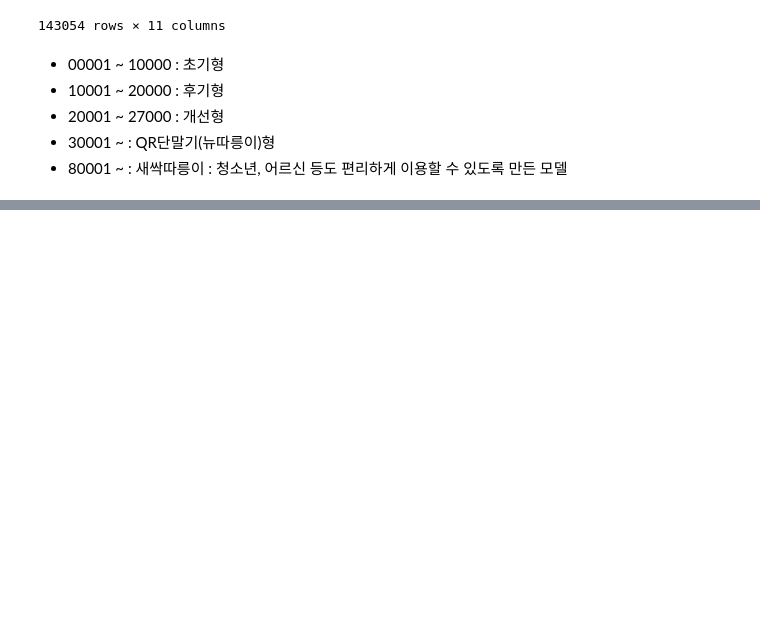
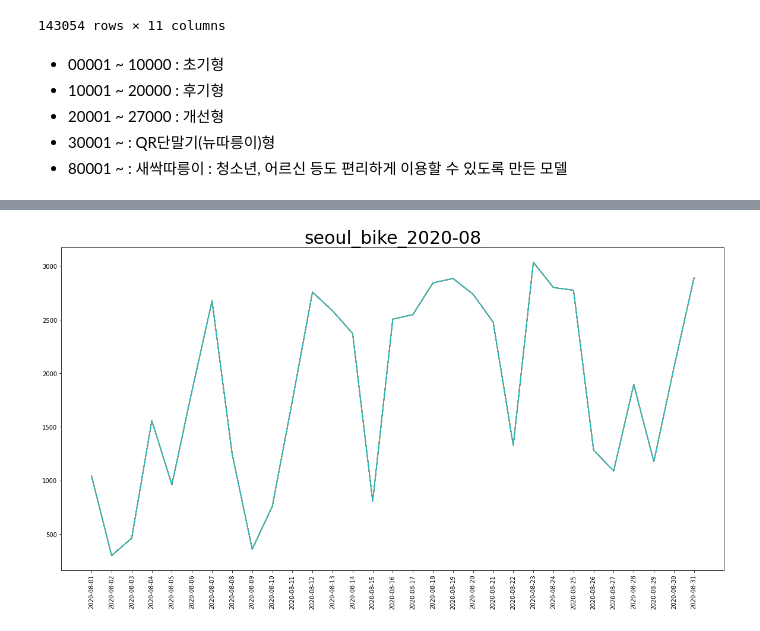
Before and after one commit to rivels/EDA_project_2, a Jupyter notebook: 4_13__eda_bicycle.ipynb, the cells around one changed output, grey strips where cells are left out. Saved outputs shown, nothing was run; the diff lists cells and outputs as text; code cells hidden in the pictures; blank space fills up the shorter version.

```diff
--- a/4_13__eda_bicycle.ipynb
+++ b/4_13__eda_bicycle.ipynb
@@ -192,0 +260,8 @@ sb2078 = sb2078.sort_values(by='ren' ,ascending=False)
+# %%
+plt.figure(figsize=(20, 10))
+plt.title('seoul_bike_2020-08',size=30)
+plt.plot(sb2008.groupby(sb2008['rental_day']).count())
+plt.xticks(rotation=90)
+plt.show()
+# %% [output]
+[figure, added]
```
Also changed, not shown: parts of 11 cells of this notebook.
